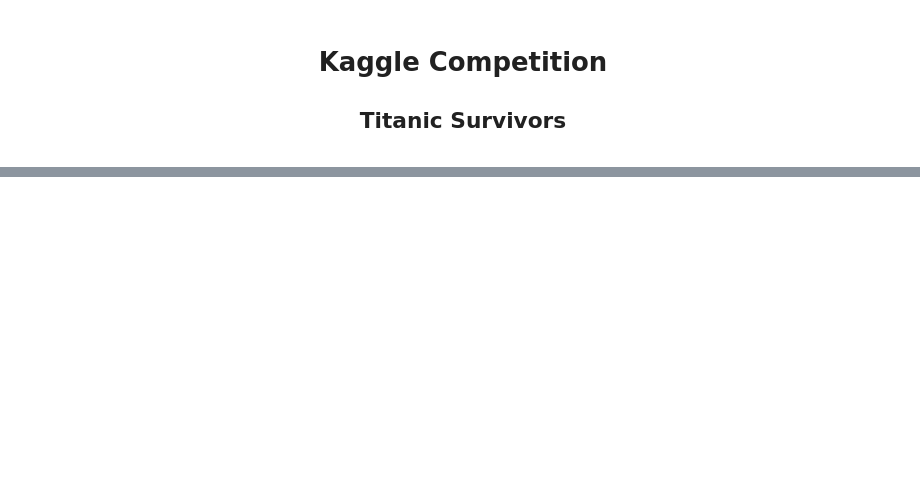
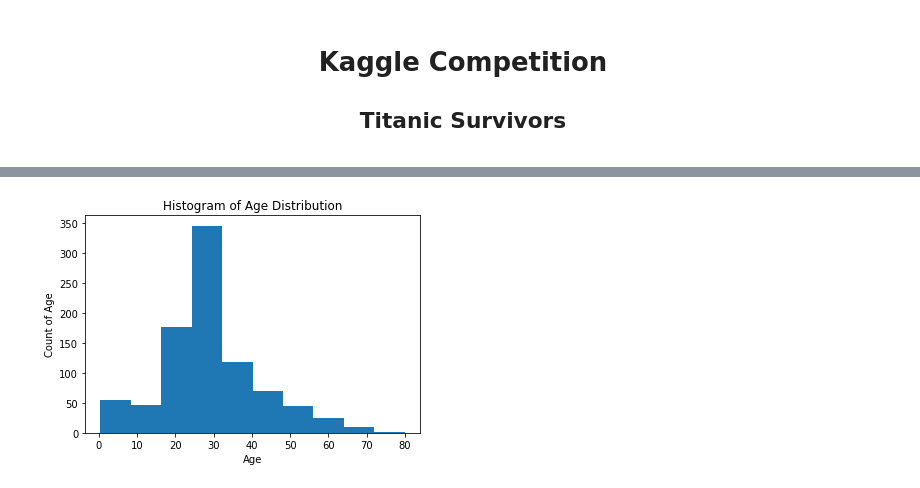
Before and after one commit to scottlinne/titanic, a Jupyter notebook: Titanic.ipynb, the cells around one changed output, grey strips where cells are left out. Saved outputs shown, nothing was run; the diff lists cells and outputs as text; code cells hidden in the pictures; blank space fills up the shorter version.

```diff
--- a/Titanic.ipynb
+++ b/Titanic.ipynb
@@ -64,0 +103,2 @@ test.head()
+# %%
+data['Age'].fillna(value=data['Age'].mean(), inplace=True)
@@ -64,0 +133,9 @@ test.head()
+# %%
+plt.hist(data.Age)
+plt.xlabel('Age')
+plt.ylabel('Count of Age')
+plt.title('Histogram of Age Distribution')
+plt.savefig('AgeHistogram.png')
+plt.show()
+# %% [output]
+[figure, added]
```
Also changed, not shown: parts of 126 cells of this notebook.
